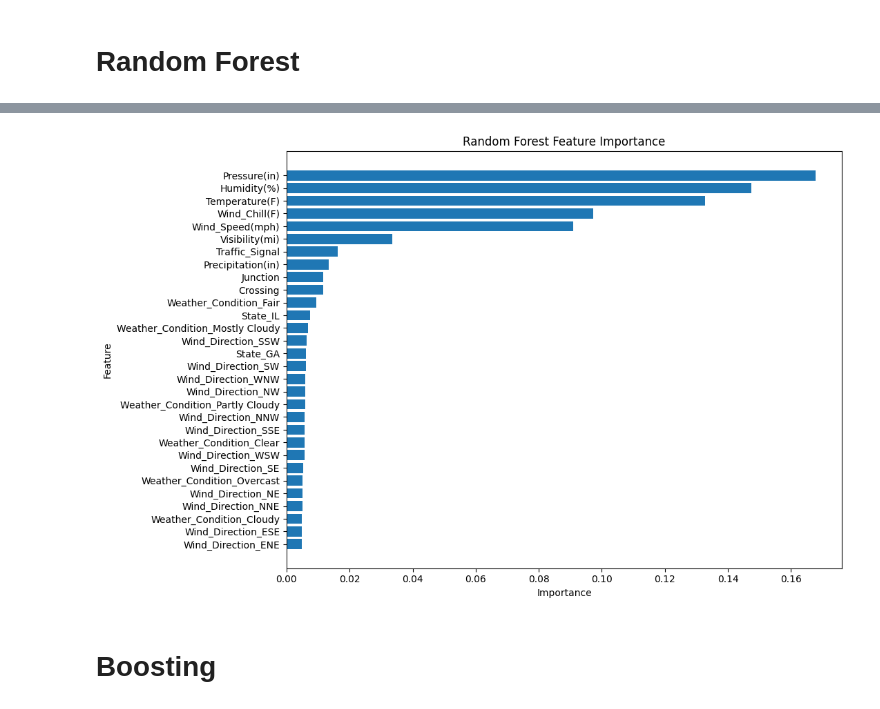
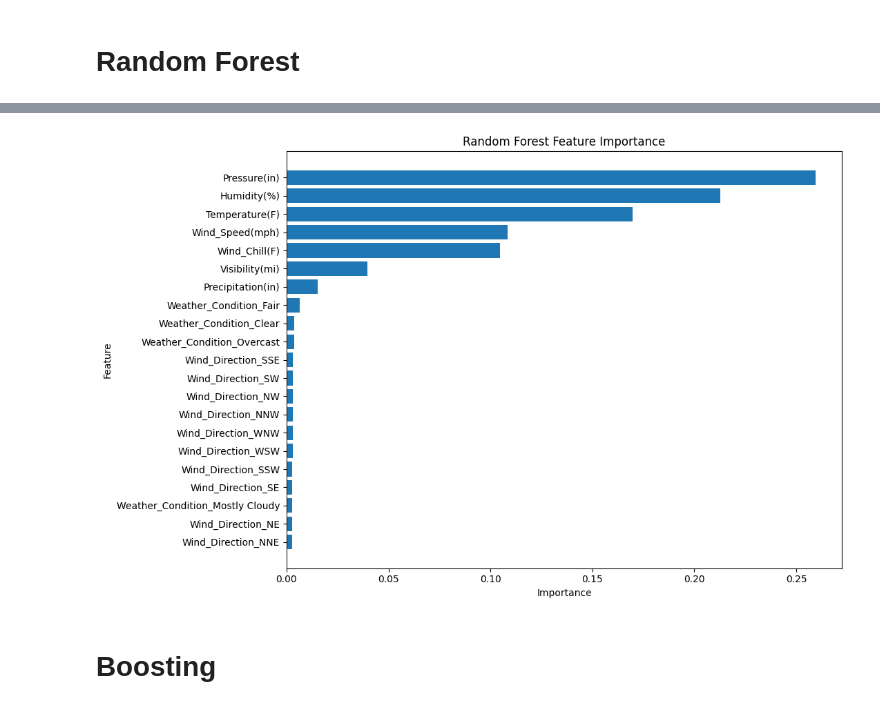
Before and after one commit to fletchmur/car-accidents, a Jupyter notebook: weather_stuff.ipynb, the cells around one changed output, grey strips where cells are left out. Cells and saved outputs as stored; diff of their text form; code cells hidden in the pictures.

Commit message:
updated weather feature importance

```diff
--- a/weather_stuff.ipynb
+++ b/weather_stuff.ipynb
@@ -88,18 +88,18 @@ Worst Features [(0.0, 'Turning_Loop'), (0.0, 'Weather_Condition_Heavy Freezing D
 # %%
 importances = rf.feature_importances_
-k = len(importances) // 7
+k = len(importances) // 15
 indices = np.argsort(importances)[-k:]
 
 plt.figure(figsize=(11, 7))
 plt.barh(range(len(indices)), importances[indices])
 plt.yticks(range(len(indices)), feature_names[indices])
 plt.title('Random Forest Feature Importance')
 plt.xlabel('Importance')
 plt.ylabel('Feature')
 plt.tight_layout()
 plt.savefig('figures/rf_feature_importance')
 # %% [output]
-[figure, old version]
+[figure, new version]
 # %%
 # # Decide what values of max_depth and max_features to search over
 # max_depths = [1, 2, 3, 4, 5, 6, 7, 8, 9, 10, 11]
```
Also changed, not shown: parts of 5 cells of this notebook, 2 other files.
